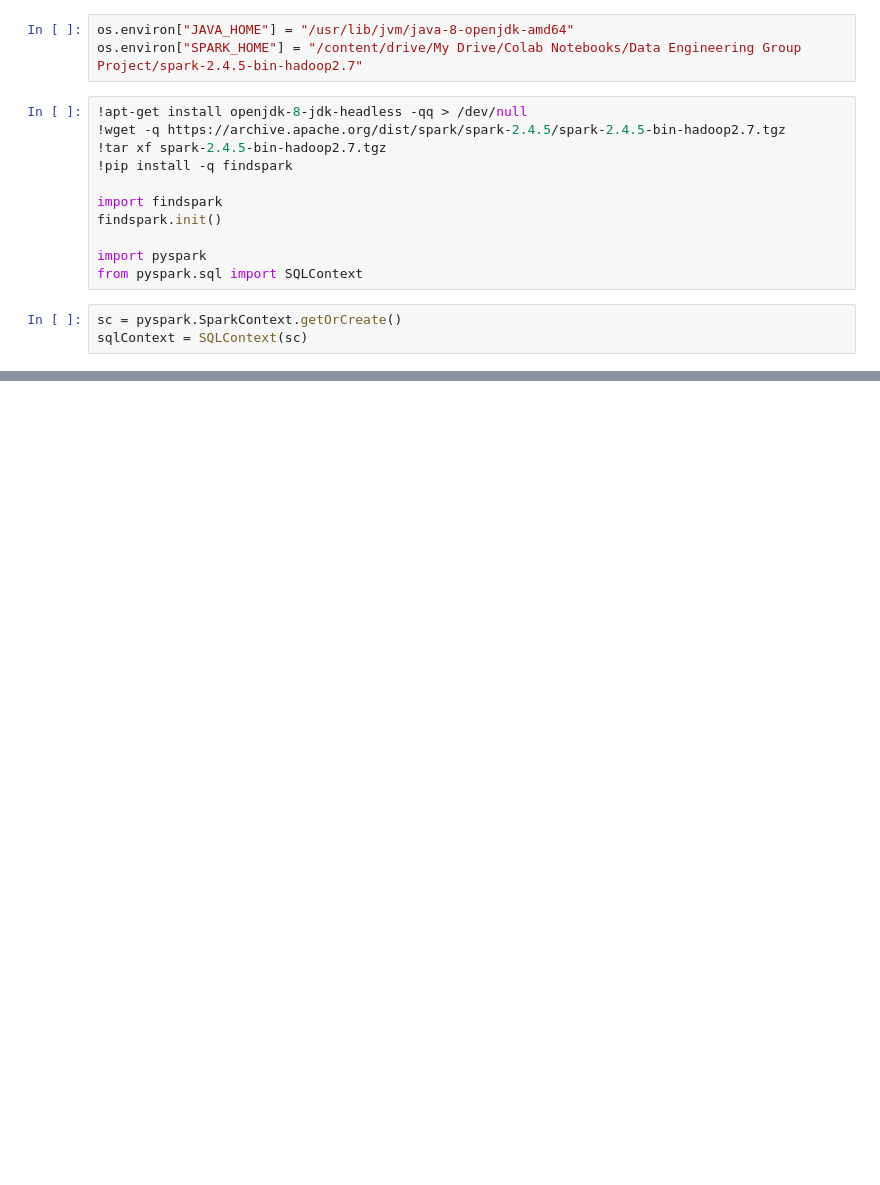
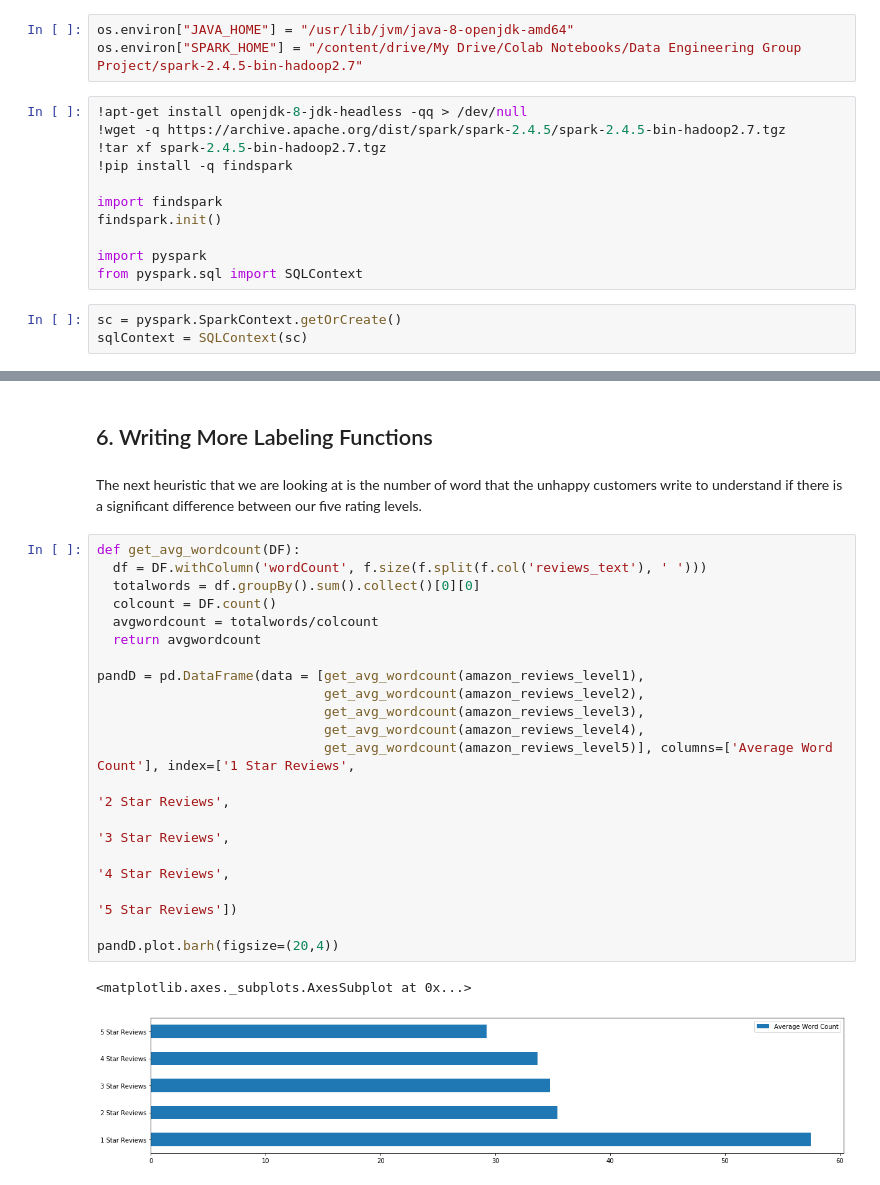
Before and after one commit to ioanabuze/Data-Engineering_W4, a Jupyter notebook: Amazon_Review_Weak_Labelling_Function.ipynb, the cells around one changed output, grey strips where cells are left out. Cells and saved outputs as stored; diff of their text form; blank space fills up the shorter version.

```diff
--- a/Amazon_Review_Weak_Labelling_Function.ipynb
+++ b/Amazon_Review_Weak_Labelling_Function.ipynb
@@ -163,0 +358,27 @@ print(f"check coverage: {coverage_check * 100:.1f}%")
+# %% [markdown]
+## 6. Writing More Labeling Functions
+# %% [markdown]
+The next heuristic that we are looking at is the number of word that the unhappy customers write to understand if there is a significant difference
+between our five rating levels.
+# %%
+def get_avg_wordcount(DF):
+  df = DF.withColumn('wordCount', f.size(f.split(f.col('reviews_text'), ' ')))
+  totalwords = df.groupBy().sum().collect()[0][0]
+  colcount = DF.count()
+  avgwordcount = totalwords/colcount
+  return avgwordcount
+
+pandD = pd.DataFrame(data = [get_avg_wordcount(amazon_reviews_level1),
+                             get_avg_wordcount(amazon_reviews_level2),
+                             get_avg_wordcount(amazon_reviews_level3),
+                             get_avg_wordcount(amazon_reviews_level4),
+                             get_avg_wordcount(amazon_reviews_level5)], columns=['Average Word Count'], index=['1 Star Reviews',
+                                                                                                              '2 Star Reviews',
+                                                                                                              '3 Star Reviews',
+                                                                                                              '4 Star Reviews',
+                                                                                                              '5 Star Reviews'])
+
+pandD.plot.barh(figsize=(20,4))
+# %% [output]
+<matplotlib.axes._subplots.AxesSubplot at 0x...>
+[figure, added]
```
Also changed, not shown: parts of 89 cells of this notebook.
